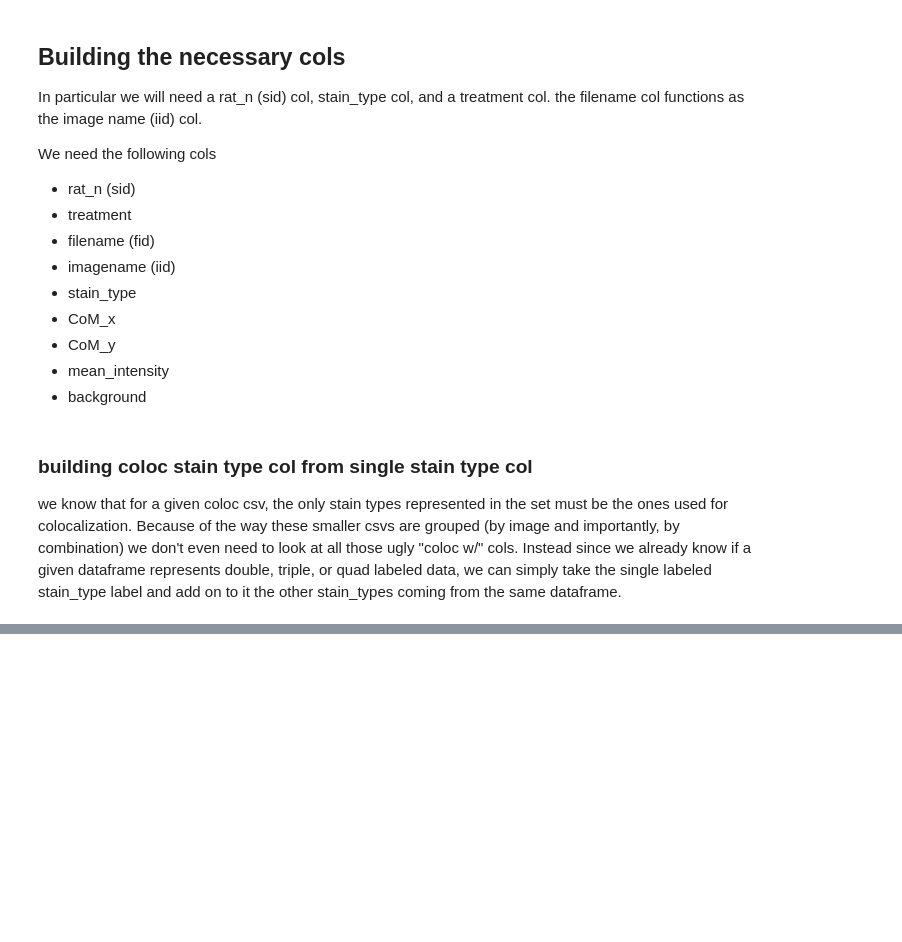
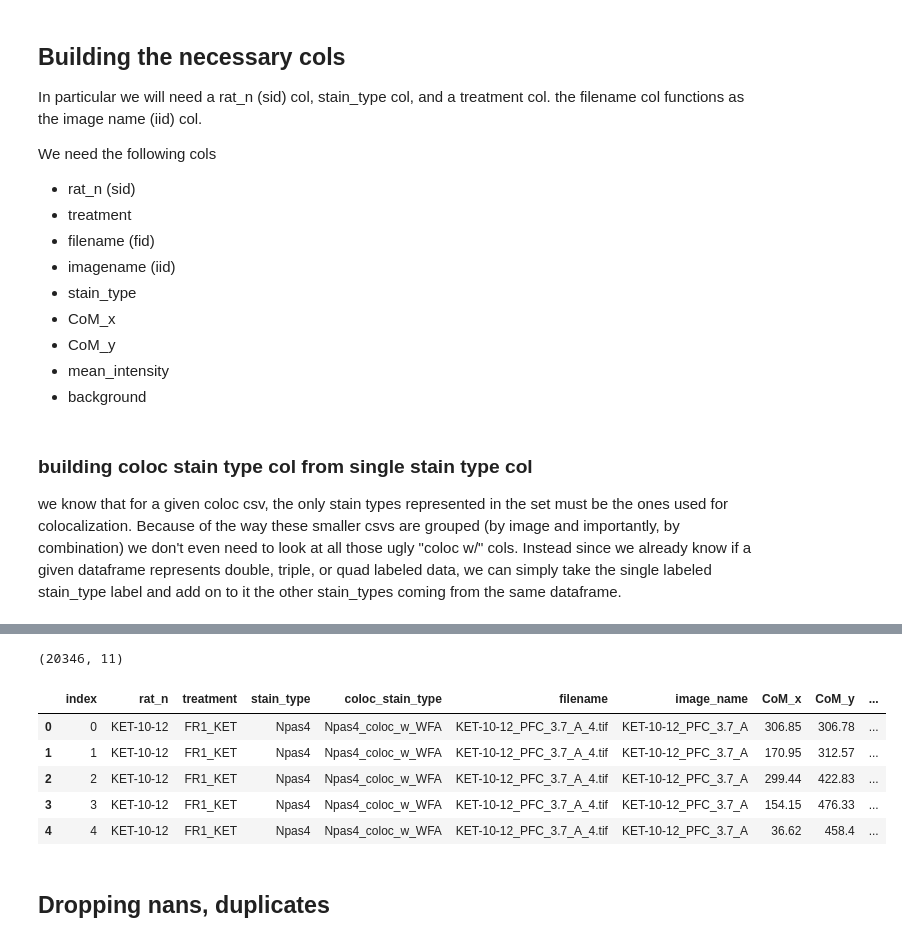
Before and after one commit to jonny-ramos/LRI, a Jupyter notebook: Image ROI Data Wrangling/KETAMINE-VR5/updated doublet roi selection/colocalized data/KET-VR5 Image Data Wrangling, SNR thresholding.ipynb, the cells around one changed output, grey strips where cells are left out. Saved outputs shown, nothing was run; the diff lists cells and outputs as text; code cells hidden in the pictures; blank space fills up the shorter version.

```diff
--- a/Image ROI Data Wrangling/KETAMINE-VR5/updated doublet roi selection/colocalized data/KET-VR5 Image Data Wrangling, SNR thresholding.ipynb
+++ b/Image ROI Data Wrangling/KETAMINE-VR5/updated doublet roi selection/colocalized data/KET-VR5 Image Data Wrangling, SNR thresholding.ipynb
@@ -400,6 +404,8 @@ def replace_im_subset(df_orig, df_rexp):
         else:
             print('check your imnames')
 
+    # now we can FINALLY concat; number of cols and col names match after subset selection
+    # which we couldn't do until stain types were dealt with and old image data was replaced
     df_full_repl = pd.concat(df_full_repl)
 
     return df_full_repl
@@ -407,3 +413,10 @@ def replace_im_subset(df_orig, df_rexp):
 df_double = replace_im_subset(df_double_orig, df_double_rexp)
 df_triple = replace_im_subset(df_triple_orig, df_triple_rexp)
 df_quad = replace_im_subset(df_quad_orig, df_quad_rexp)
+
+# final concat
+df_coloc = pd.concat([df_double, df_triple, df_quad])
+
+# let's take a look
+print(df_coloc.shape)
+df_coloc.head()
@@ -417,0 +434,16 @@ print(df_quad.shape)
+# %%
+df_coloc = df_coloc[~df_coloc.coloc_stain_type.str.contains('lonely')].reset_index()
+print(df_coloc.shape)
+df_coloc.head()
+
+# loooks like it was only a difference of two cells anyway. The edge case I observed must have been the only one.
+# %% [output]
+(20346, 11)
+|  | index | rat_n | treatment | stain_type | coloc_stain_type | filename | image_name | CoM_x | CoM_y | ... |
+| 0 | 0 | KET-10-12 | FR1_KET | Npas4 | Npas4_coloc_w_WFA | KET-10-12_PFC_3.7_A_4.tif | KET-10-12_PFC_3.7_A | 306.85 | 306.78 | ... |
+| 1 | 1 | KET-10-12 | FR1_KET | Npas4 | Npas4_coloc_w_WFA | KET-10-12_PFC_3.7_A_4.tif | KET-10-12_PFC_3.7_A | 170.95 | 312.57 | ... |
+| 2 | 2 | KET-10-12 | FR1_KET | Npas4 | Npas4_coloc_w_WFA | KET-10-12_PFC_3.7_A_4.tif | KET-10-12_PFC_3.7_A | 299.44 | 422.83 | ... |
+| 3 | 3 | KET-10-12 | FR1_KET | Npas4 | Npas4_coloc_w_WFA | KET-10-12_PFC_3.7_A_4.tif | KET-10-12_PFC_3.7_A | 154.15 | 476.33 | ... |
+| 4 | 4 | KET-10-12 | FR1_KET | Npas4 | Npas4_coloc_w_WFA | KET-10-12_PFC_3.7_A_4.tif | KET-10-12_PFC_3.7_A | 36.62 | 458.4 | ... |
+# %% [markdown]
+## Dropping nans, duplicates
```
Also changed, not shown: parts of 18 cells of this notebook.
